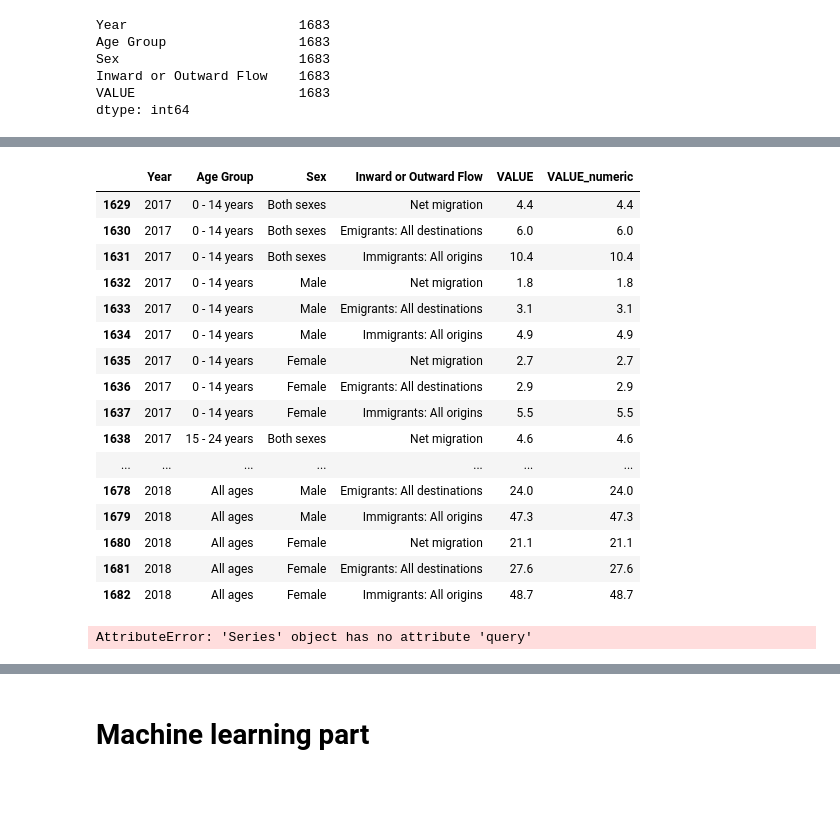
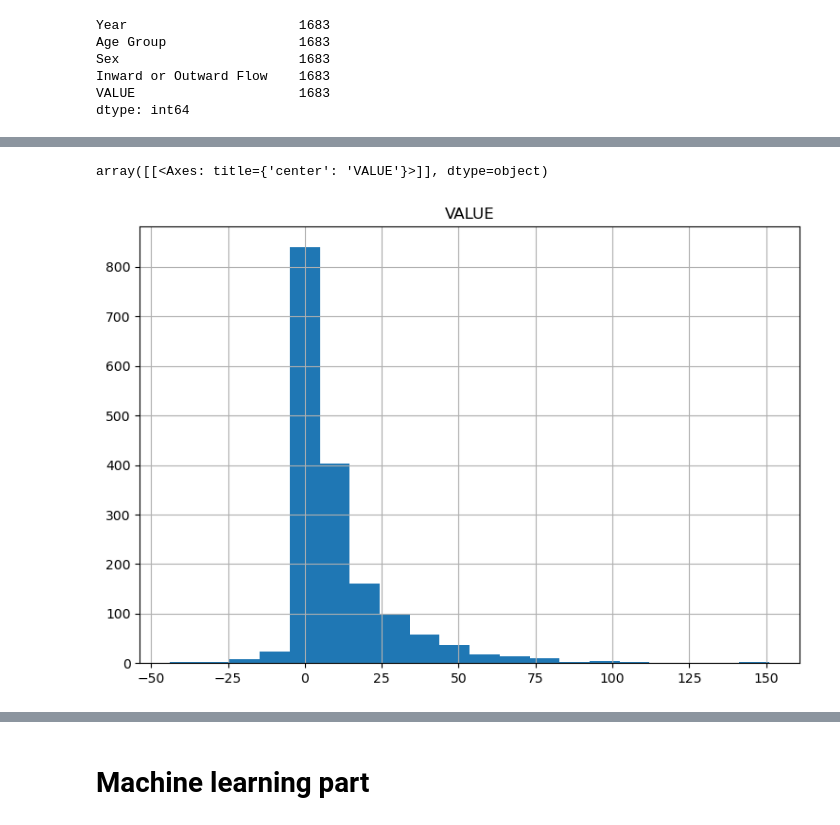
Before and after one commit to sba23432/Estimated-Migration-Ireland, a Jupyter notebook: Data prep and visualisation/Data prep and visualization of Irish Migration data.ipynb, the cells around one changed output, grey strips where cells are left out. Saved outputs shown, nothing was run; the diff lists cells and outputs as text; code cells hidden in the pictures; blank space fills up the shorter version.

Commit message:
Data prep and vis section complete

```diff
--- a/Data prep and visualisation/Data prep and visualization of Irish Migration data.ipynb
+++ b/Data prep and visualisation/Data prep and visualization of Irish Migration data.ipynb
@@ -50,4 +39,0 @@ dtype: object
-# %%
-##Transforming data types
-
-df['Year'] = df.Year.astype('object')
@@ -159,4 +210,2 @@ Categories (6, object): ['0 - 14 years', '15 - 24 years', '25 - 44 years', '45 -
 # %%
 df = df.rename(columns={"Inward or Outward Flow": "FlowofPeople"})
-# %%
-df['VALUE_numeric'] = df.loc[:, 'VALUE']
@@ -176,34 +212,9 @@ sns.boxplot(x=df["VALUE_numeric"]) #Seems to be some outliers
-# %%
-index = np.where(df["Year"] == max(df["Year"]) )
-
-df.loc[index]
-# %% [output]
-|  | Year | Age Group | Sex | Inward or Outward Flow | VALUE | VALUE_numeric |
-| 1629 | 2017 | 0 - 14 years | Both sexes | Net migration | 4.4 | 4.4 |
-| 1630 | 2017 | 0 - 14 years | Both sexes | Emigrants: All destinations | 6.0 | 6.0 |
-| 1631 | 2017 | 0 - 14 years | Both sexes | Immigrants: All origins | 10.4 | 10.4 |
-| 1632 | 2017 | 0 - 14 years | Male | Net migration | 1.8 | 1.8 |
-| 1633 | 2017 | 0 - 14 years | Male | Emigrants: All destinations | 3.1 | 3.1 |
-| 1634 | 2017 | 0 - 14 years | Male | Immigrants: All origins | 4.9 | 4.9 |
-| 1635 | 2017 | 0 - 14 years | Female | Net migration | 2.7 | 2.7 |
-| 1636 | 2017 | 0 - 14 years | Female | Emigrants: All destinations | 2.9 | 2.9 |
-| 1637 | 2017 | 0 - 14 years | Female | Immigrants: All origins | 5.5 | 5.5 |
-| 1638 | 2017 | 15 - 24 years | Both sexes | Net migration | 4.6 | 4.6 |
-| ... | ... | ... | ... | ... | ... | ... |
-| 1678 | 2018 | All ages | Male | Emigrants: All destinations | 24.0 | 24.0 |
-| 1679 | 2018 | All ages | Male | Immigrants: All origins | 47.3 | 47.3 |
-| 1680 | 2018 | All ages | Female | Net migration | 21.1 | 21.1 |
-| 1681 | 2018 | All ages | Female | Emigrants: All destinations | 27.6 | 27.6 |
-| 1682 | 2018 | All ages | Female | Immigrants: All origins | 48.7 | 48.7 |
-# %%
-ax = df3.query('Age_Group') \
-    .groupby('Age_Group')['VALUE_numeric'] \
-    .agg(['mean','count']) \
-    .query('count >= 10') \
-    .sort_values('mean')['mean'] \
-    .plot(kind='barh', figsize=(12, 5), title='Average Coast Speed by Location')
-ax.set_xlabel('Average Coaster Speed')
-plt.show()
-#####do the rest
-# %% [output]
-AttributeError: 'Series' object has no attribute 'query'
+# %%
+df = df.rename(columns={"Age Group": "AgeGroup"})
+# %%
+df.hist(column='VALUE',    # Column to plot
+                   figsize=(9,6),   # Plot size
+                   bins=20)
+# %% [output]
+array([[<Axes: title={'center': 'VALUE'}>]], dtype=object)
+[figure, added]
```
Also changed, not shown: parts of 71 cells of this notebook.
